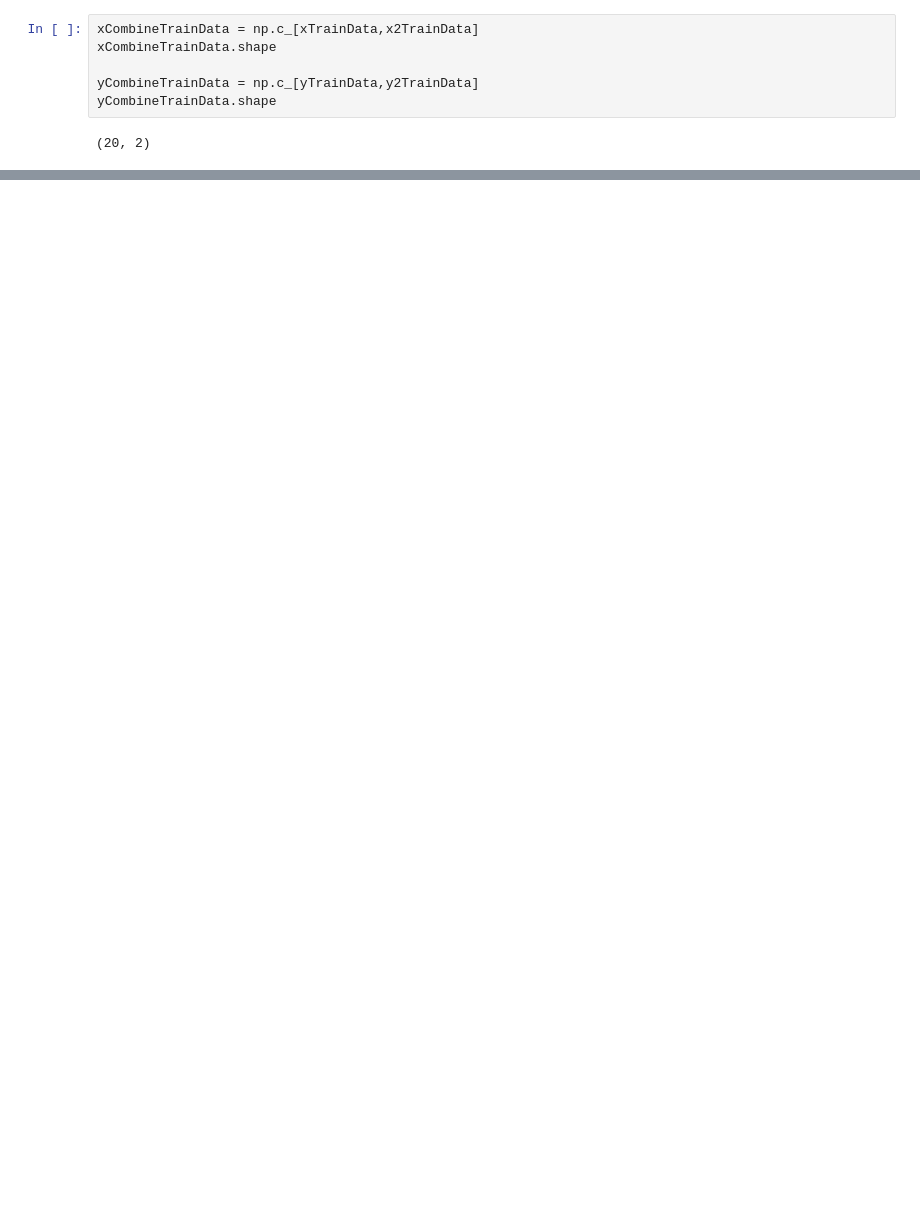
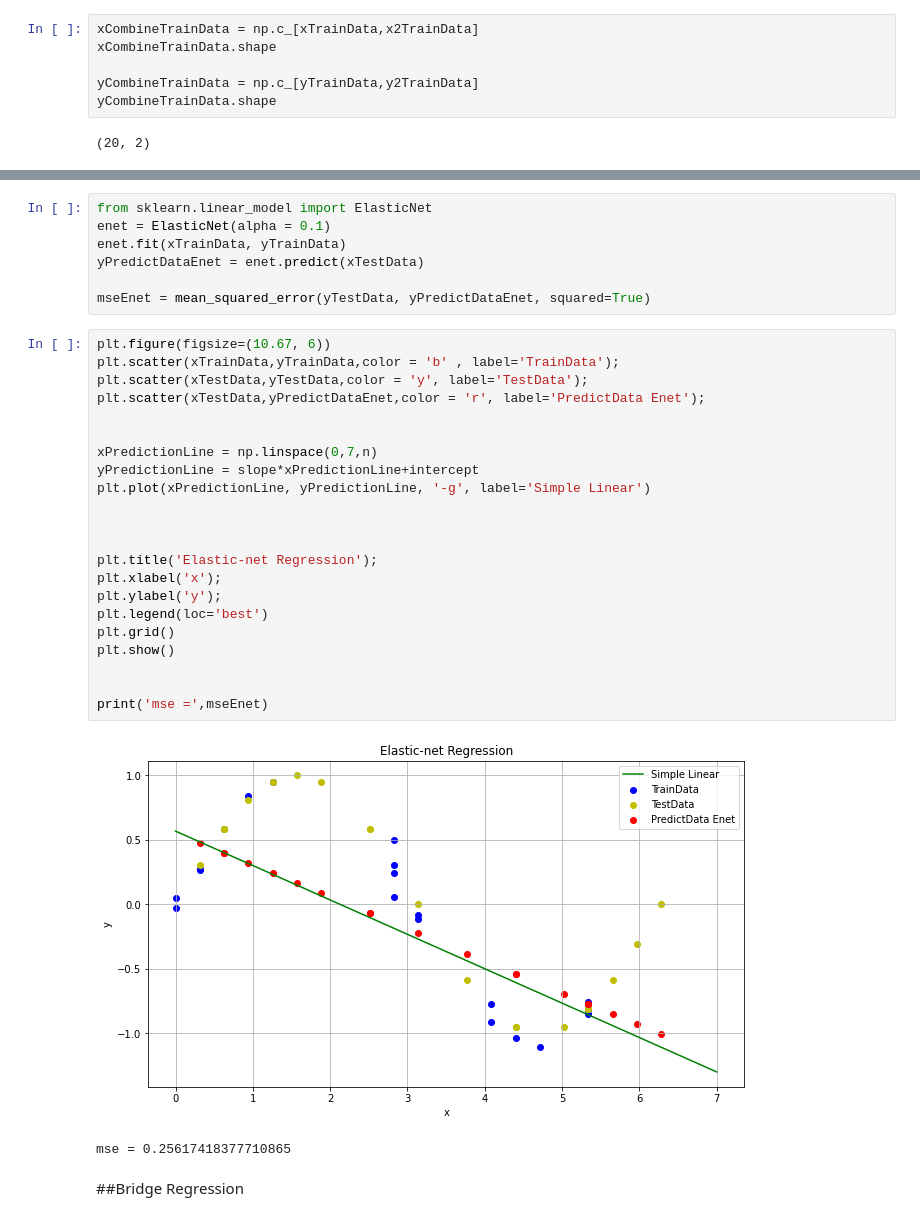
Before and after one commit to anuraagbarde/MachineLearning, a Jupyter notebook: 2018BCS010_ML_LAB_asg1.ipynb, the cells around one changed output, grey strips where cells are left out. Cells and saved outputs as stored; diff of their text form; blank space fills up the shorter version.

```diff
--- a/2018BCS010_ML_LAB_asg1.ipynb
+++ b/2018BCS010_ML_LAB_asg1.ipynb
@@ -239,0 +309,34 @@ mse = 0.2831575540465999
+# %%
+from sklearn.linear_model import ElasticNet
+enet = ElasticNet(alpha = 0.1)
+enet.fit(xTrainData, yTrainData)
+yPredictDataEnet = enet.predict(xTestData)
+
+mseEnet = mean_squared_error(yTestData, yPredictDataEnet, squared=True)
+# %%
+plt.figure(figsize=(10.67, 6))
+plt.scatter(xTrainData,yTrainData,color = 'b' , label='TrainData');
+plt.scatter(xTestData,yTestData,color = 'y', label='TestData');
+plt.scatter(xTestData,yPredictDataEnet,color = 'r', label='PredictData Enet');
+
+
+xPredictionLine = np.linspace(0,7,n)
+yPredictionLine = slope*xPredictionLine+intercept
+plt.plot(xPredictionLine, yPredictionLine, '-g', label='Simple Linear')
+
+
+
+plt.title('Elastic-net Regression');
+plt.xlabel('x');
+plt.ylabel('y');
+plt.legend(loc='best')
+plt.grid()
+plt.show()
+
+
+print('mse =',mseEnet)
+# %% [output]
+[figure, added]
+mse = 0.25617418377710865
+# %% [markdown]
+##Bridge Regression
```
Also changed, not shown: parts of 17 cells of this notebook.
